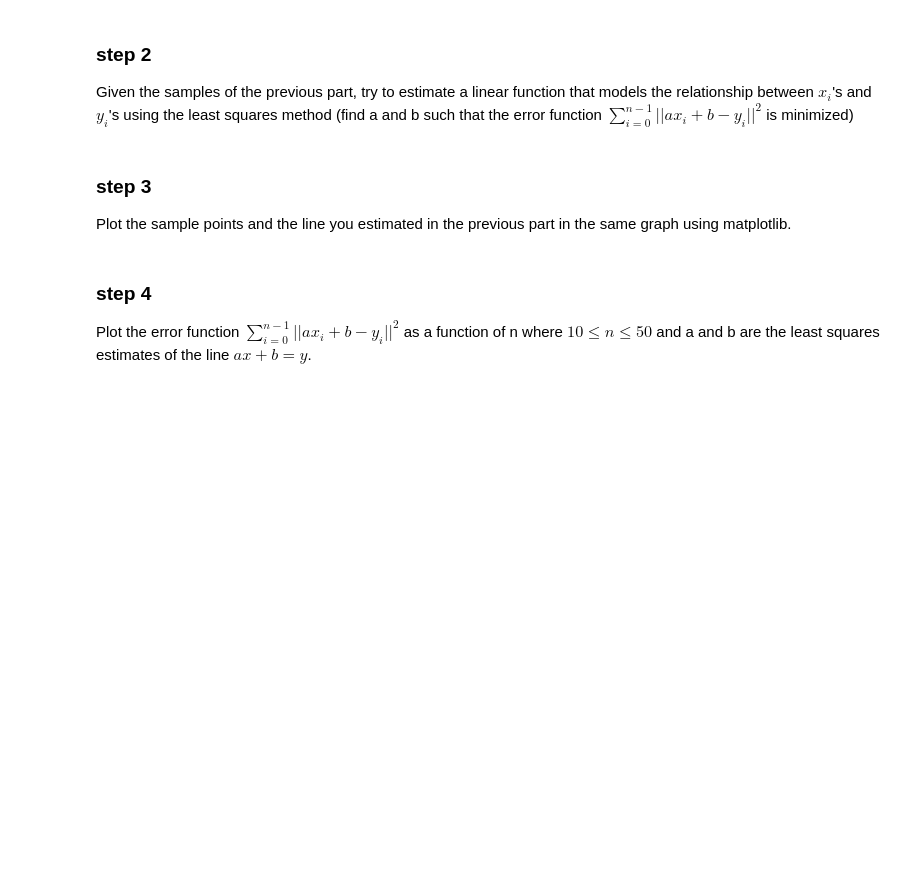
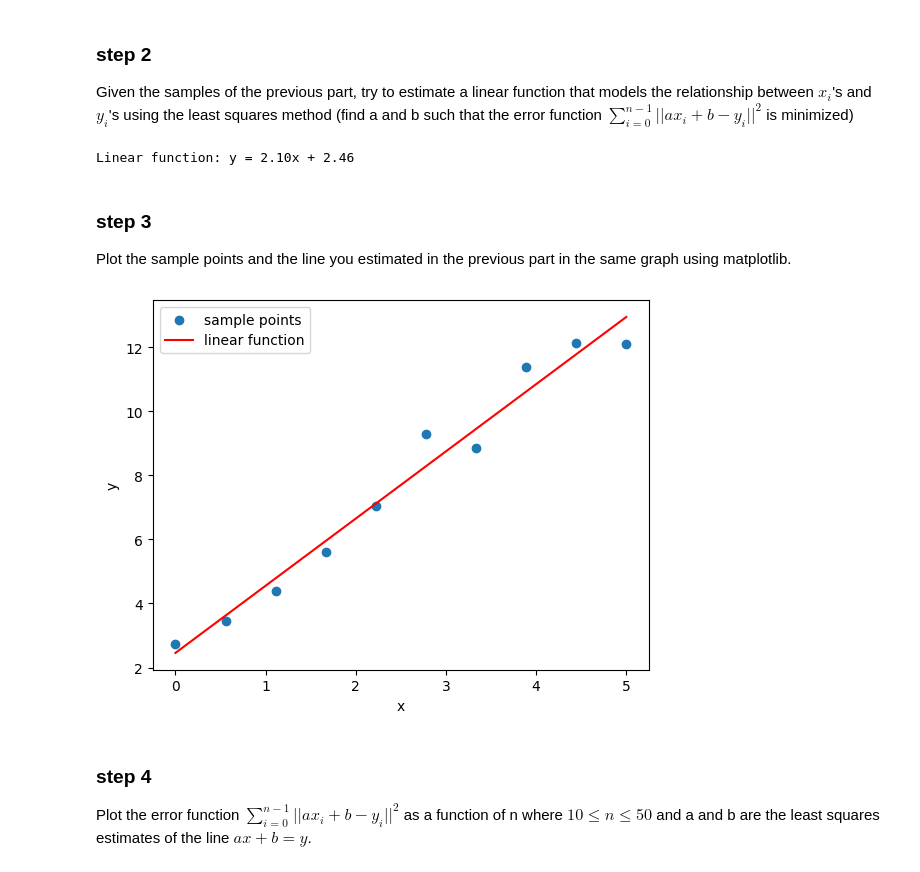
Before and after one commit to Aminansari/MMIE_CHW2, a Jupyter notebook: CHW2.ipynb, the cells around one changed output. Saved outputs shown, nothing was run; the diff lists cells and outputs as text; code cells hidden in the pictures; blank space fills up the shorter version.

```diff
--- a/CHW2.ipynb
+++ b/CHW2.ipynb
@@ -153,3 +153,12 @@ As you learned in the course, the least squares method is a way of estimating a
 # %% [markdown]
 ### step 1
 Create n=10 sample points $(x_i, y_i)$ where $$y_i = 2x_i + 3 + \epsilon_i$$ $\epsilon_i$ is an error term (measurement error etc.) added to $y_i$ and is modeled by random variables: $\epsilon_i \stackrel{iid}{\sim} \mathcal{N}(0, 1) $  . The x's should range from 0 to 5 and be evenly spaced (hint: use numpy's linspace function)
+# %%
+n = 10
+x = np.linspace(0, 5, n)
+eps = np.random.normal(size=n)
+y = 2*x + 3 + eps
+
+print("Sample points: ")
+for i in range(n):
+    print(f"({x[i]:.2f}, {y[i]:.2f})")
@@ -156,9 +177,29 @@ Create n=10 sample points $(x_i, y_i)$ where $$y_i = 2x_i + 3 + \epsilon_i$$ $\e
 # %% [markdown]
 ### step 2
 Given the samples of the previous part, try to estimate a linear function that models the relationship between $x_i$'s and $y_i$'s using the least squares method (find a and b such that the error function $\sum_{i=0}^{n-1} ||ax_i + b - y_i||^2$ is minimized)
+# %%
+A = np.column_stack([x, np.ones_like(x)])
+b = y.reshape(-1,1)
+params = np.linalg.inv(A.T @ A) @ A.T @ b
+
+a, b = params[0][0], params[1][0]
+print(f"Linear function: y = {a:.2f}x + {b:.2f}")
+# %% [output]
+Linear function: y = 2.10x + 2.46
 # %% [markdown]
 ### step 3
 Plot the sample points and the line you estimated in the previous part in the same graph using matplotlib.
+# %%
+import matplotlib.pyplot as plt
+
+plt.scatter(x, y, label='sample points')
+plt.plot(x, a*x + b, 'r', label='linear function')
+plt.xlabel('x')
+plt.ylabel('y')
+plt.legend()
+plt.show()
+# %% [output]
+[figure, added]
 # %% [markdown]
 ### step 4
 Plot the error function $\sum_{i=0}^{n-1} ||ax_i + b - y_i||^2$ as a function of n where $10\leq n \leq 50$ and a and b are the least squares estimates of the line $ax + b = y$.
```
Also changed, not shown: parts of 5 cells of this notebook.
